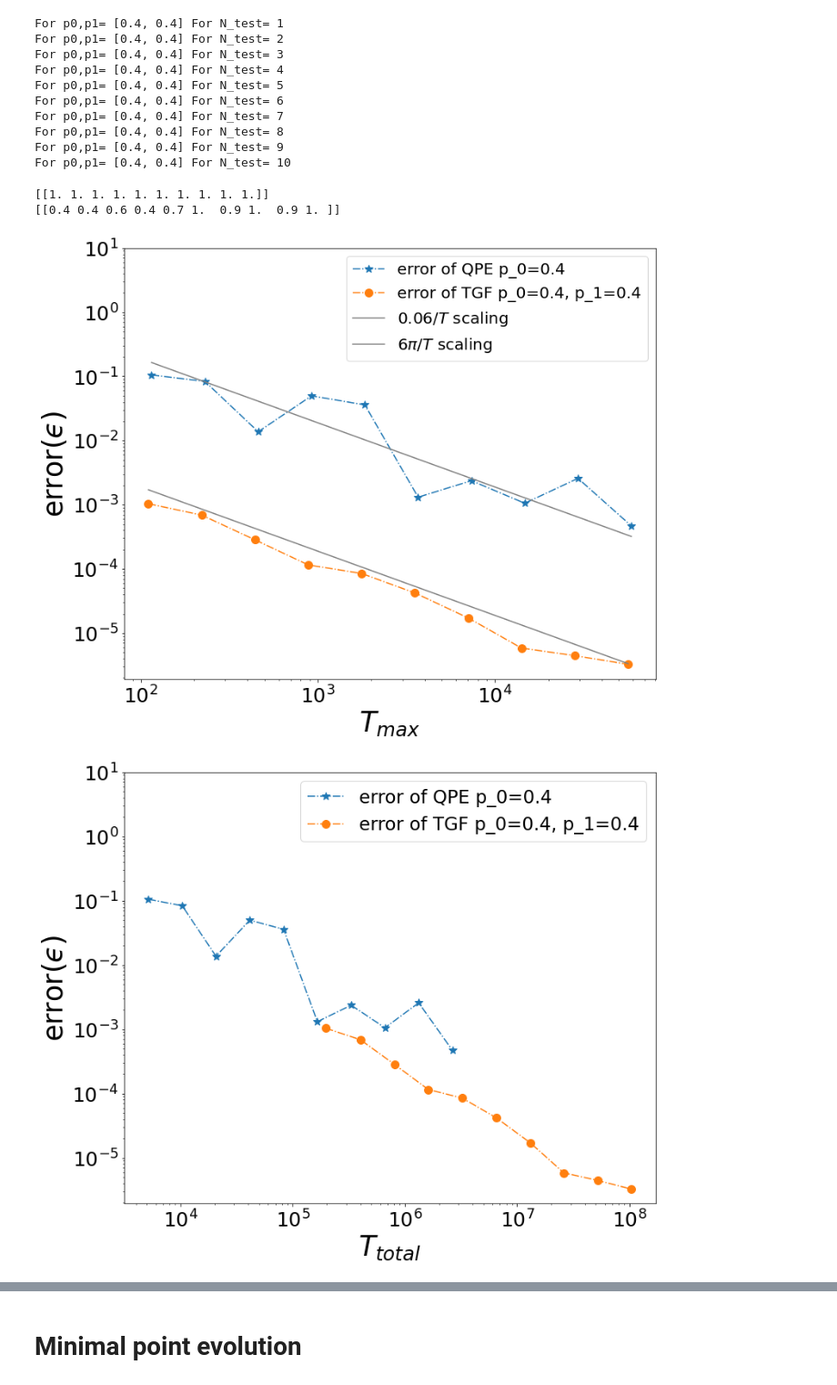
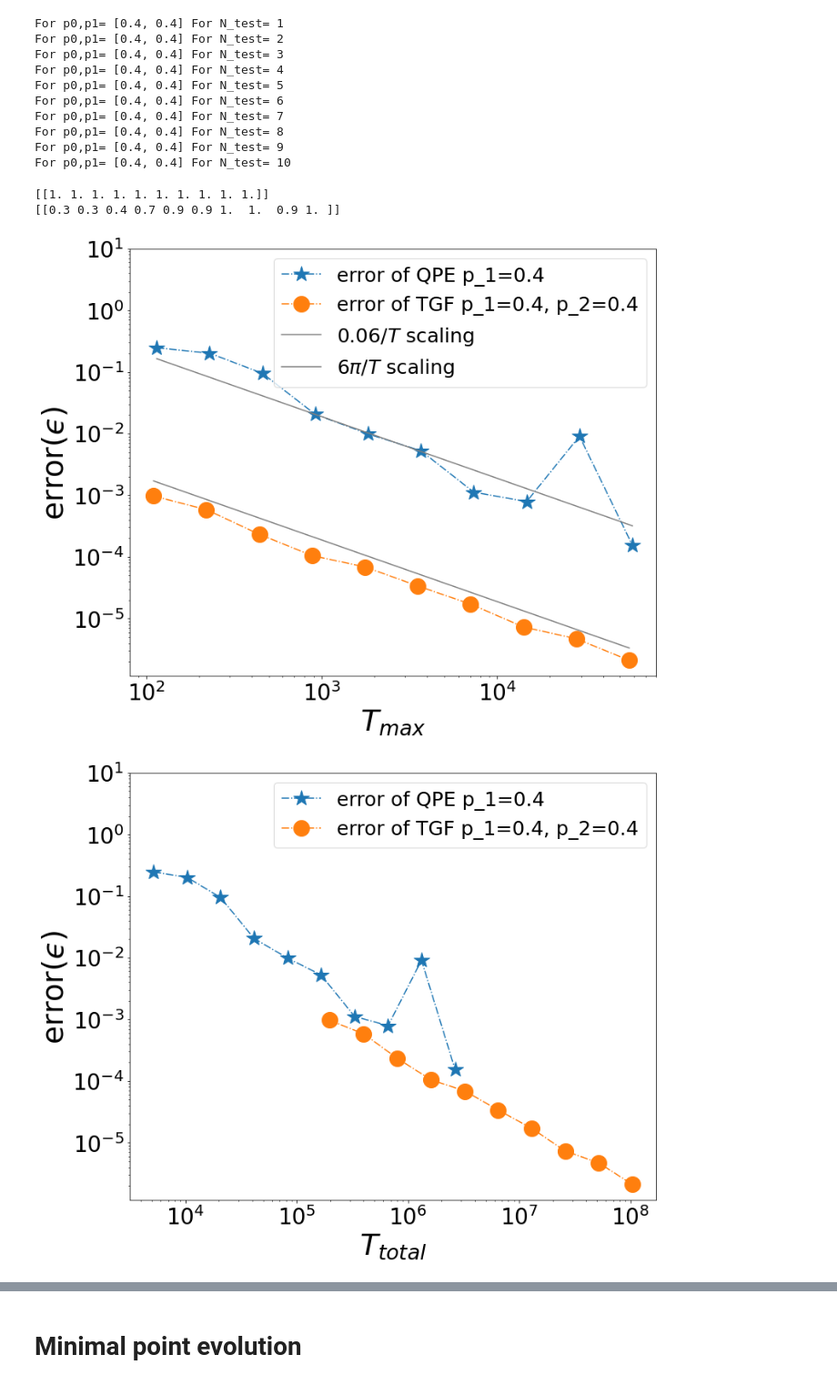
Before and after one commit to zhiyanding/MM-QCELS, a Jupyter notebook: QCELS_multi_tfim_8sites.ipynb, the cells around one changed output, grey strips where cells are left out. Shown at 91% size. Cells and saved outputs as stored; diff of their text form; code cells hidden in the pictures.

```diff
--- a/QCELS_multi_tfim_8sites.ipynb
+++ b/QCELS_multi_tfim_8sites.ipynb
@@ -92,7 +92,7 @@ for a1 in range(len(p0_array)):
             for n in range(len(lambda_prior)):
                  ground_energy_estimate[n]=ground_energy_estimate_QCELS[3*n+3-1]
             err_this_run_QCELS_ground = np.abs(ground_energy_estimate[0] - spectrum[0])
-            err_this_run_QCELS = np.linalg.norm(ground_energy_estimate - spectrum[0:2])
+            err_this_run_QCELS = np.linalg.norm(ground_energy_estimate - spectrum[0:2],np.inf)
             err_QCELS_ground_gaussian[a1,ix] = err_QCELS_ground_gaussian[a1,ix]+np.abs(err_this_run_QCELS_ground)
             err_QCELS_gaussian[a1,ix] = err_QCELS_gaussian[a1,ix]+np.abs(err_this_run_QCELS)
             cost_list_avg_QCELS_gaussian[a1,ix]=cost_list_avg_QCELS_gaussian[a1,ix]+cost_list_QCELS_this
@@ -115,15 +115,11 @@ for a1 in range(len(p0_array)):
             if np.abs(err_this_run_QPE)<err_thres_hold_QPE:
                 n_success_QPE[ix]+=1
             cost_list_avg_QPE[a1,ix] = T*N_try_QPE
-#     rate_success_QCELS[a1,:] = n_success_QCELS[:]/Navg
-#     err_QCELS[a1,:] = err_QCELS[a1,:]/Navg
-#     err_QCELS_ground[a1,:] = err_QCELS_ground[a1,:]/Navg
     rate_success_QCELS_gaussian[a1,:] = n_success_QCELS_gaussian[:]/Navg
     err_QCELS_gaussian[a1,:] = err_QCELS_gaussian[a1,:]/Navg
     err_QCELS_ground_gaussian[a1,:] = err_QCELS_ground_gaussian[a1,:]/Navg
     rate_success_QPE[a1,:] = n_success_QPE[:]/Navg
     err_QPE[a1,:] = err_QPE[a1,:]/Navg
-#     cost_list_avg_QCELS[a1,:]=cost_list_avg_QCELS[a1,:]/Navg
     cost_list_avg_QCELS_gaussian[a1,:]=cost_list_avg_QCELS_gaussian[a1,:]/Navg
 # %% [output]
 For p0,p1= [0.4, 0.4] For N_test= 1
@@ -139,41 +135,41 @@ For p0,p1= [0.4, 0.4] For N_test= 10
 # %%
 print(rate_success_QCELS_gaussian)
 print(rate_success_QPE)
 fig1=plt.figure(figsize=(12,10))
-plt.plot(T_list_QPE,err_QPE[0,:],linestyle="-.",marker="*",
-         label="error of QPE p_0={}".format(p0_array[0]))
-plt.plot(max_T_QCELS_gaussian[0,:],err_QCELS_gaussian[0,:],linestyle="-.",marker="o",
-         label="error of TGF p_0={}, p_1={}".format(p0_array[0],p1_array[0]))
+plt.plot(T_list_QPE,err_QPE[0,:],linestyle="-.",marker="*",markersize=20,
+         label="error of QPE p_1={}".format(p0_array[0]))
+plt.plot(max_T_QCELS_gaussian[0,:],err_QCELS_gaussian[0,:],linestyle="-.",marker="o",markersize=20,
+         label="error of TGF p_1={}, p_2={}".format(p0_array[0],p1_array[0]))
 plt.plot(max_T_QCELS_gaussian[0,:],0.06*np.pi/max_T_QCELS_gaussian[0,:],linestyle="-",color="grey",label="$0.06/T$ scaling")
 plt.plot(T_list_QPE,6*np.pi/T_list_QPE,linestyle="-",color="grey",label="$6\pi/T$ scaling")
-plt.xlabel("$T_{max}$",fontsize=35)
-plt.ylabel("error($ϵ$)",fontsize=35)
-plt.xticks(fontsize=25)
-plt.yticks(fontsize=25)
+plt.xlabel("$T_{max}$",fontsize=38)
+plt.ylabel("error($ϵ$)",fontsize=38)
+plt.xticks(fontsize=28)
+plt.yticks(fontsize=28)
 plt.xscale("log")
 plt.yscale("log")
 plt.ylim(top=10)
-plt.legend(fontsize=20)
+plt.legend(fontsize=25)
 plt.savefig('TFIM_depth_8_all.pdf')
 fig2=plt.figure(figsize=(12,10))
-plt.plot(cost_list_avg_QPE[0,:],err_QPE[0,:],linestyle="-.",marker="*",
-         label="error of QPE p_0={}".format(p0_array[0]))
-plt.plot(cost_list_avg_QCELS_gaussian[0,:],err_QCELS_gaussian[0,:],linestyle="-.",marker="o",
-         label="error of TGF p_0={}, p_1={}".format(p0_array[0],p1_array[0]))
-plt.xlabel("$T_{total}$",fontsize=35)
-plt.ylabel("error($ϵ$)",fontsize=35)
-plt.xticks(fontsize=25)
-plt.yticks(fontsize=25)
+plt.plot(cost_list_avg_QPE[0,:],err_QPE[0,:],linestyle="-.",marker="*",markersize=20,
+         label="error of QPE p_1={}".format(p0_array[0]))
+plt.plot(cost_list_avg_QCELS_gaussian[0,:],err_QCELS_gaussian[0,:],linestyle="-.",marker="o",markersize=20,
+         label="error of TGF p_1={}, p_2={}".format(p0_array[0],p1_array[0]))
+plt.xlabel("$T_{total}$",fontsize=38)
+plt.ylabel("error($ϵ$)",fontsize=38)
+plt.xticks(fontsize=28)
+plt.yticks(fontsize=28)
 plt.xscale("log")
 plt.yscale("log")
 plt.ylim(top=10)
-plt.legend(fontsize=23)
+plt.legend(fontsize=25)
 plt.savefig('TFIM_cost_8_all.pdf')
 plt.show()
 # %% [output]
 [[1. 1. 1. 1. 1. 1. 1. 1. 1. 1.]]
-[[0.4 0.4 0.6 0.4 0.7 1.  0.9 1.  0.9 1. ]]
+[[0.3 0.3 0.4 0.7 0.9 0.9 1.  1.  0.9 1. ]]
-[figure, old version]
+[figure, new version]
-[figure, old version]
+[figure, new version]
 # %%
 fig3=plt.figure(figsize=(12,10))
```
Also changed, not shown: parts of 5 cells of this notebook, 44 other files.
